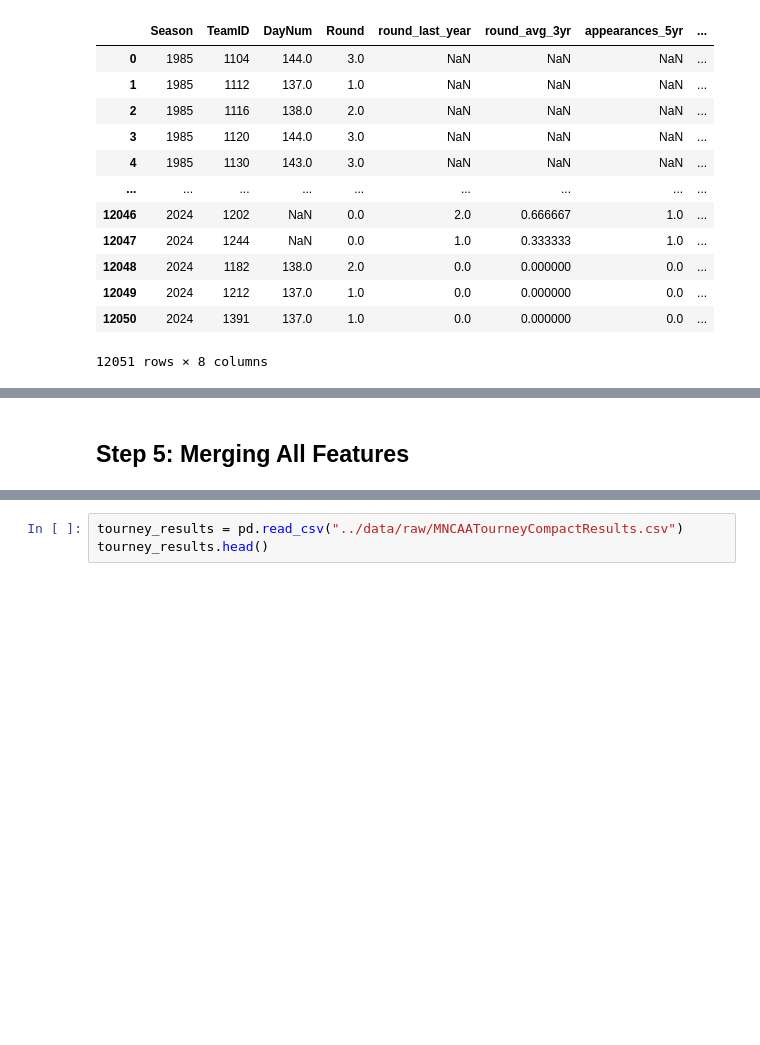
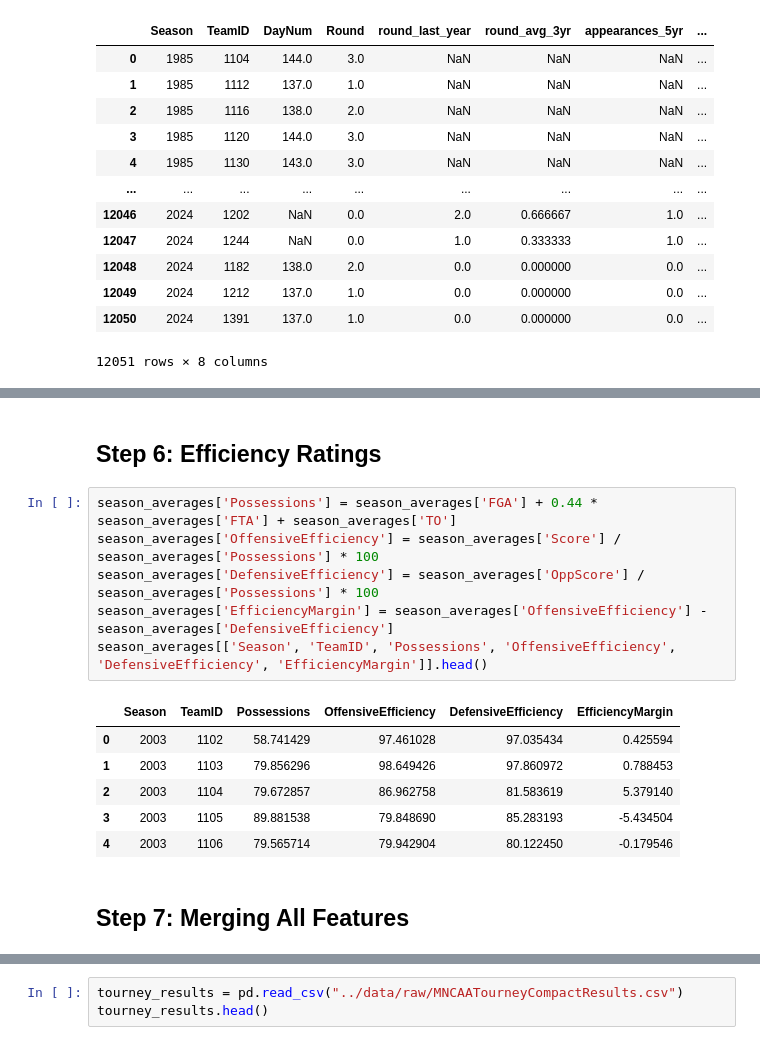
Before and after one commit to krishna-kasuganti/ncaa-bracket-model, a Jupyter notebook: notebooks/02_feature_engineering.ipynb, the cells around one changed output, grey strips where cells are left out. Saved outputs shown, nothing was run; the diff lists cells and outputs as text; blank space fills up the shorter version.

```diff
--- a/notebooks/02_feature_engineering.ipynb
+++ b/notebooks/02_feature_engineering.ipynb
@@ -590,5 +648,20 @@ tournament_history
+# %% [markdown]
+## Step 6: Efficiency Ratings
+# %%
+season_averages['Possessions'] = season_averages['FGA'] + 0.44 * season_averages['FTA'] + season_averages['TO']
+season_averages['OffensiveEfficiency'] = season_averages['Score'] / season_averages['Possessions'] * 100
+season_averages['DefensiveEfficiency'] = season_averages['OppScore'] / season_averages['Possessions'] * 100
+season_averages['EfficiencyMargin'] = season_averages['OffensiveEfficiency'] - season_averages['DefensiveEfficiency']
+season_averages[['Season', 'TeamID', 'Possessions', 'OffensiveEfficiency', 'DefensiveEfficiency', 'EfficiencyMargin']].head()
+# %% [output]
+|  | Season | TeamID | Possessions | OffensiveEfficiency | DefensiveEfficiency | EfficiencyMargin |
+| 0 | 2003 | 1102 | 58.741429 | 97.461028 | 97.035434 | 0.425594 |
+| 1 | 2003 | 1103 | 79.856296 | 98.649426 | 97.860972 | 0.788453 |
+| 2 | 2003 | 1104 | 79.672857 | 86.962758 | 81.583619 | 5.379140 |
+| 3 | 2003 | 1105 | 89.881538 | 79.848690 | 85.283193 | -5.434504 |
+| 4 | 2003 | 1106 | 79.565714 | 79.942904 | 80.122450 | -0.179546 |
 # %% [markdown]
-## Step 5: Merging All Features
+## Step 7: Merging All Features
 # %%
 #tournament_history = pd.merge(tournament_history, champions, on=['Season', 'TeamID'], how='left')
 #tournament_history = tournament_history.fillna({'won_championship_last_year': 0})
```
Also changed, not shown: parts of 25 cells of this notebook, 7 other files.
